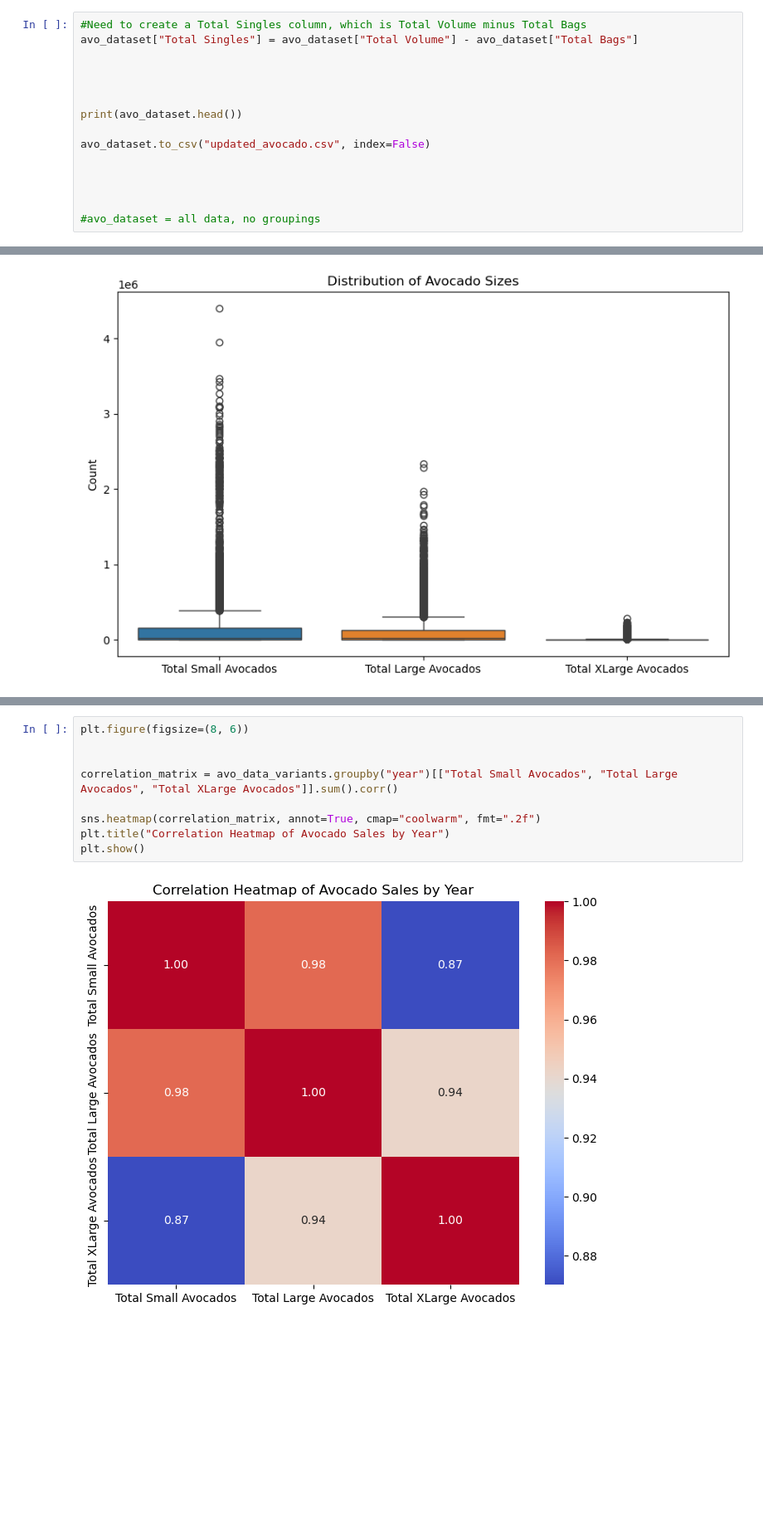
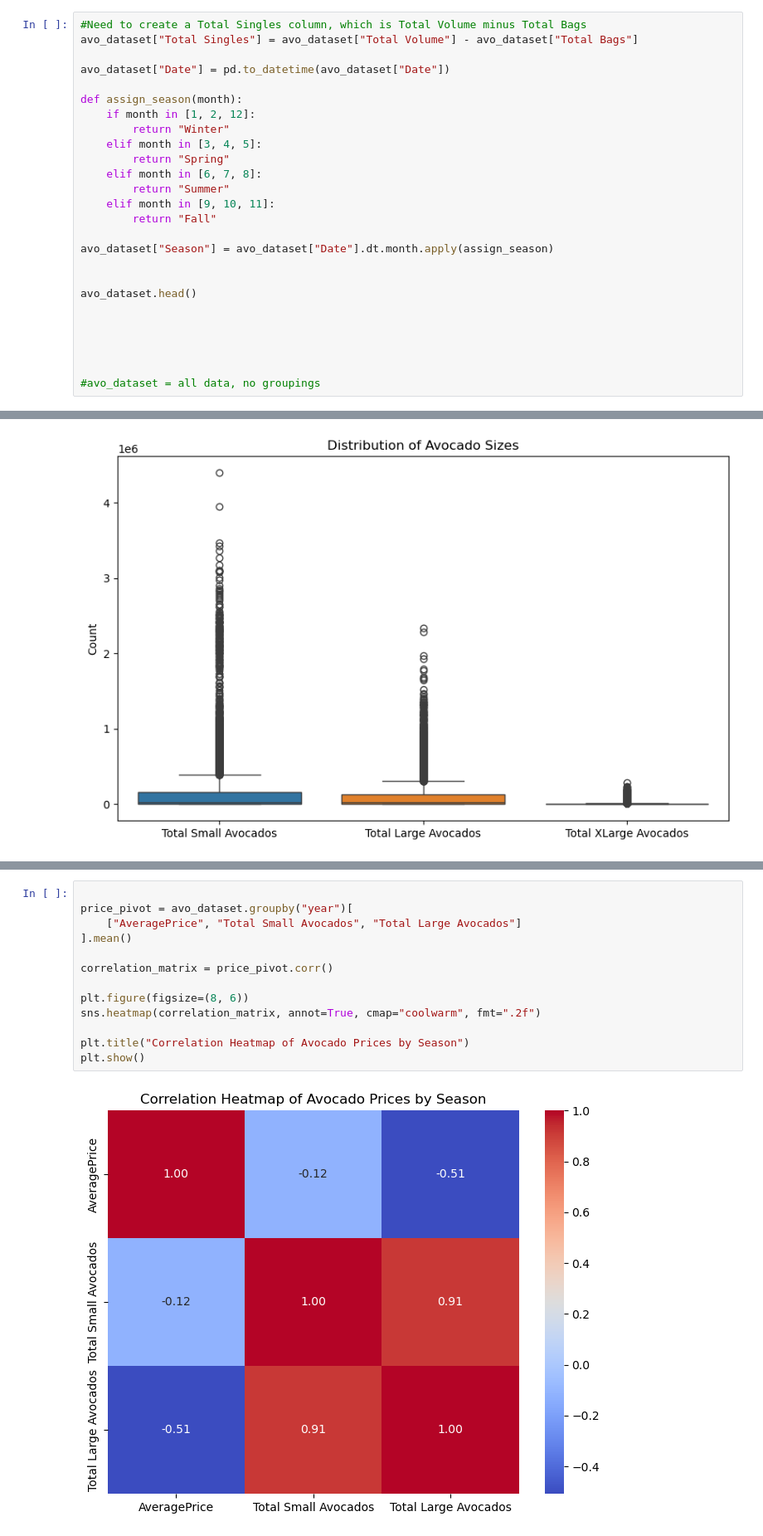
Before and after one commit to k23p/Project-2_Avo-Project, a Jupyter notebook: AVO_dataset_prep.ipynb, the cells around one changed output, grey strips where cells are left out. Shown at 83% size. Cells and saved outputs as stored; diff of their text form; blank space fills up the shorter version.

Commit message:
Add files via upload
Includes Day 3 ML model regression comparisons: Large only.

```diff
--- a/AVO_dataset_prep.ipynb
+++ b/AVO_dataset_prep.ipynb
@@ -41,12 +60,23 @@ pandas.core.frame.DataFrame
 #Need to create a Total Singles column, which is Total Volume minus Total Bags
 avo_dataset["Total Singles"] = avo_dataset["Total Volume"] - avo_dataset["Total Bags"]
 
+avo_dataset["Date"] = pd.to_datetime(avo_dataset["Date"])
+
+def assign_season(month):
+    if month in [1, 2, 12]:
+        return "Winter"
+    elif month in [3, 4, 5]:
+        return "Spring"
+    elif month in [6, 7, 8]:
+        return "Summer"
+    elif month in [9, 10, 11]:
+        return "Fall"
+
+avo_dataset["Season"] = avo_dataset["Date"].dt.month.apply(assign_season)
 
 
+avo_dataset.head()
 
-print(avo_dataset.head())
-
-avo_dataset.to_csv("updated_avocado.csv", index=False)
 
 
 
@@ -416,14 +578,18 @@ plt.show()
 # %%
+
+price_pivot = avo_dataset.groupby("year")[
+    ["AveragePrice", "Total Small Avocados", "Total Large Avocados"]
+].mean()
+
+correlation_matrix = price_pivot.corr()
+
 plt.figure(figsize=(8, 6))
+sns.heatmap(correlation_matrix, annot=True, cmap="coolwarm", fmt=".2f")
 
-
-correlation_matrix = avo_data_variants.groupby("year")[["Total Small Avocados", "Total Large Avocados", "Total XLarge Avocados"]].sum().corr()
-
-sns.heatmap(correlation_matrix, annot=True, cmap="coolwarm", fmt=".2f")
-plt.title("Correlation Heatmap of Avocado Sales by Year")
+plt.title("Correlation Heatmap of Avocado Prices by Season")
 plt.show()
 # %% [output]
-[figure, old version]
+[figure, new version]
 # %%
 # setting things up for handling n/a values
 
```
Also changed, not shown: parts of 34 cells of this notebook.
